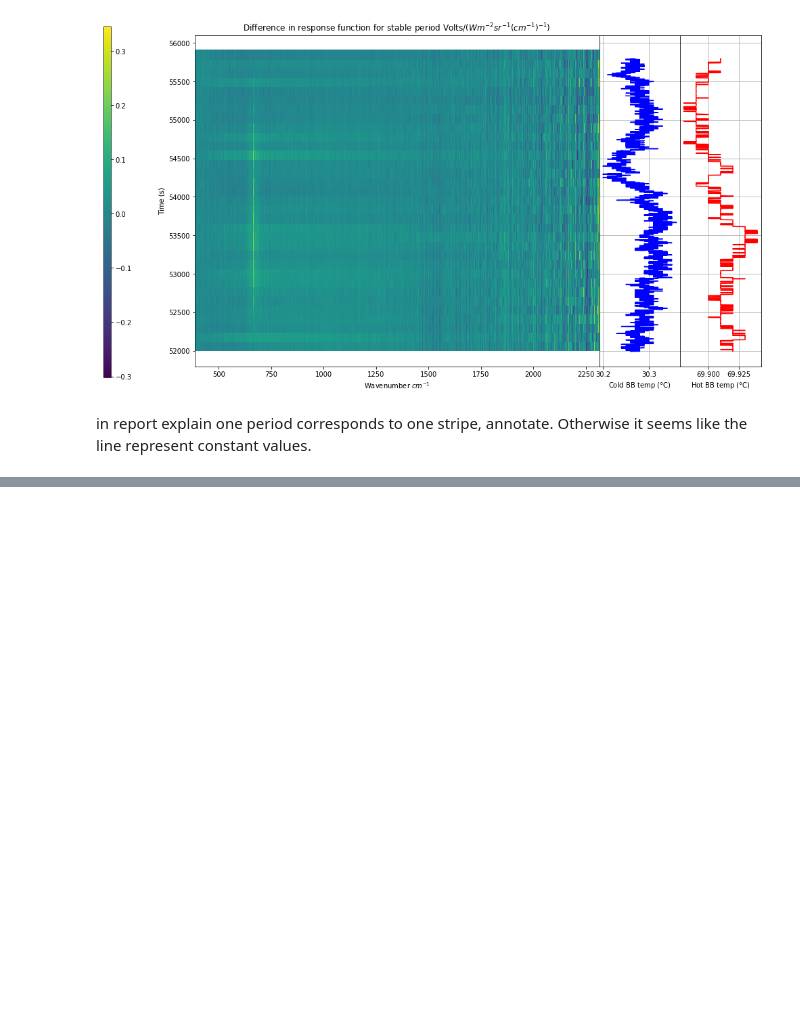
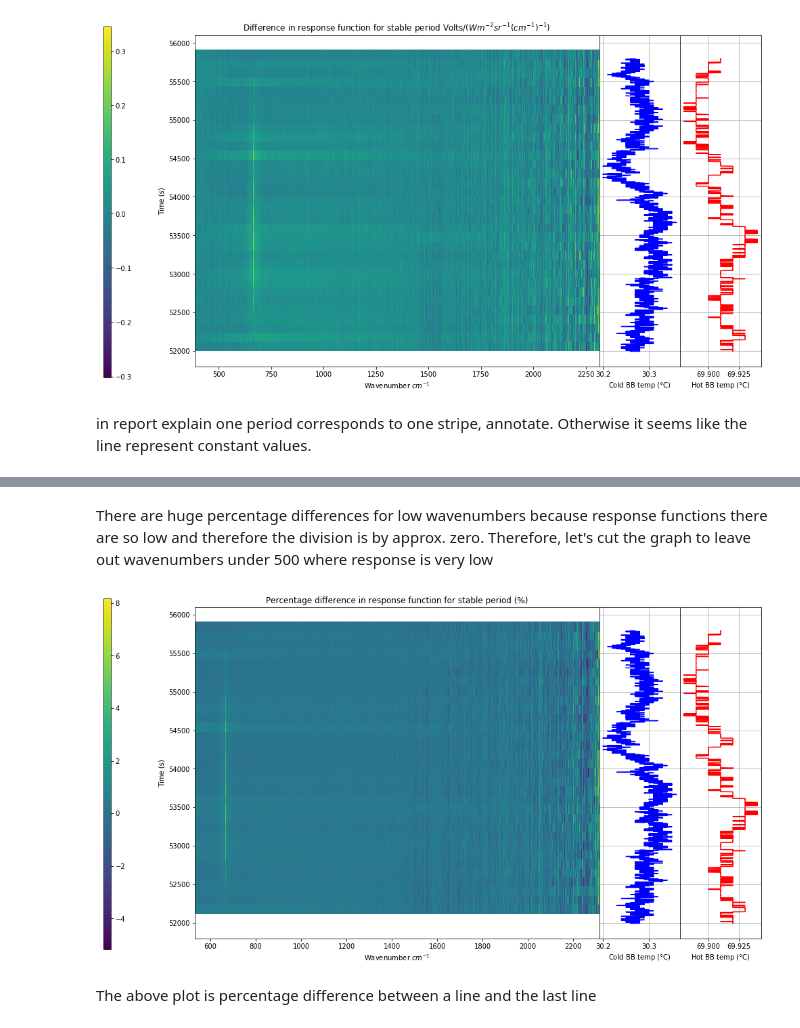
Before and after one commit to micolbedarida/MSci_Project, a Jupyter notebook: data_analysis_after_realignment.ipynb, the cells around one changed output, grey strips where cells are left out. Saved outputs shown, nothing was run; the diff lists cells and outputs as text; code cells hidden in the pictures; blank space fills up the shorter version.

```diff
--- a/data_analysis_after_realignment.ipynb
+++ b/data_analysis_after_realignment.ipynb
@@ -571,0 +614,50 @@ in report explain one period corresponds to one stripe, annotate. Otherwise it s
+# %% [markdown]
+There are huge percentage differences for low wavenumbers because response functions there are so low and therefore the division is by approx. zero. Therefore, let's cut the graph to leave out wavenumbers under 500 where response is very low
+# %%
+#specify index from which to cut:
+
+index = 300
+
+cut_responses = [percentage_diff_stable_resp_functions[i][index:] for i in np.arange(len(percentage_diff_stable_resp_functions))]
+
+grid = plt.GridSpec(1, 7, wspace=0)
+
+fig = plt.figure(figsize=(15,9))
+
+ax1 = fig.add_subplot(grid[0,:5])
+p = ax1.pcolor(wavenums[index:], cut_times[1:], cut_responses)
+plt.title('Percentage difference in response function for stable period (%)')
+plt.xlabel('Wavenumber $cm^{-1}$')
+plt.ylabel('Time (s)')
+cbaxes = fig.add_axes([0, 0.1, 0.01, .8])
+cb = fig.colorbar(p, cax = cbaxes)
+
+ax2 = fig.add_subplot(grid[0,5:6], sharey = ax1)
+ax2.plot(log_file['cbb_temp'][4900:6800], log_file['Time'][4900:6800], 'b')
+plt.grid()
+plt.xlabel('Cold BB temp ($\degree$C)')
+plt.tick_params(
+    axis='y',
+    which='both',
+    left=False,
+    right=False,
+    labelleft=False)
+
+ax3 = fig.add_subplot(grid[0,6:7], sharey = ax1)
+ax3.plot(log_file['hbb_temp'][4900:6800], log_file['Time'][4900:6800], 'r')
+plt.grid()
+plt.xlabel('Hot BB temp ($\degree$C)')
+plt.tick_params(
+    axis='y',
+    which='both',
+    left=False,
+    right=False,
+    labelleft=False)
+
+fig.savefig('Graphs/Resp_function_after_realignment_percentage_difference.png', dpi=600)
+
+plt.show()
+# %% [output]
+[figure, added]
+# %% [markdown]
+The above plot is percentage difference between a line and the last line
```
Also changed, not shown: parts of 3 cells of this notebook, 2 other files.
